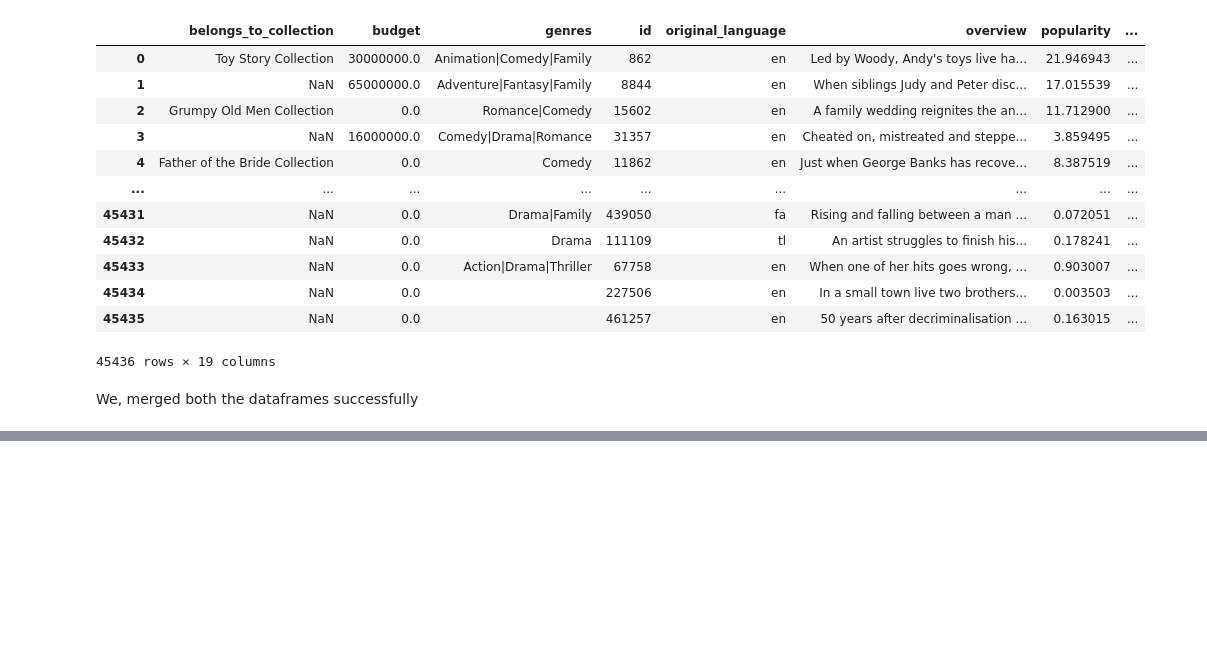
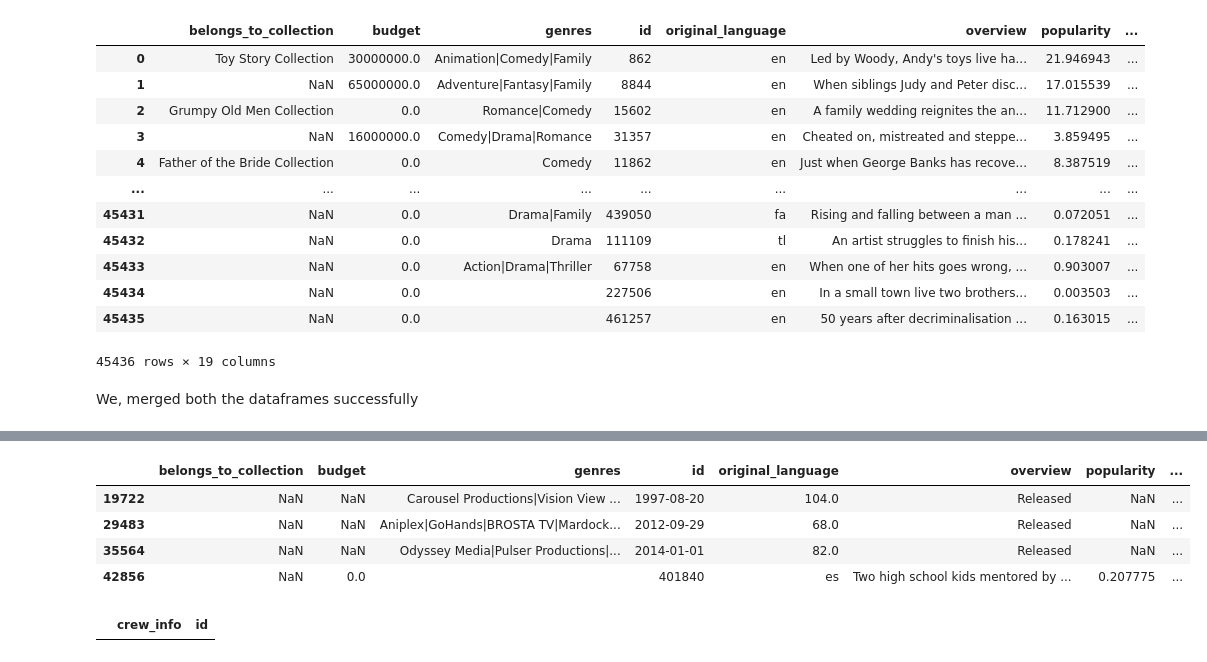
Before and after one commit to AmeyDande/pandas-movie-analysis, a Jupyter notebook: notebook/cleaning-movies-analysis.ipynb, the cells around one changed output, grey strips where cells are left out. Cells and saved outputs as stored; diff of their text form; code cells hidden in the pictures; blank space fills up the shorter version.

Commit message:
Now its easy to identify the director of the movie

```diff
--- a/notebook/cleaning-movies-analysis.ipynb
+++ b/notebook/cleaning-movies-analysis.ipynb
@@ -693,0 +699,2 @@ memory usage: 6.6 MB
+# %%
+crew['crew_info'] = crew['crew'].apply(lambda x: ', '.join(i['name'] for i in x if i['job'] == 'Director') if isinstance(x, list) else np.nan)
@@ -693,0 +719,2 @@ memory usage: 6.6 MB
+# %%
+director = pd.DataFrame(crew[['crew_info', 'id']])
@@ -693,0 +737,14 @@ memory usage: 6.6 MB
+# %%
+director['id'] = director['id'].astype(str)
+# %%
+df[~df['id'].isin(director['id'])]
+# %% [output]
+|  | belongs_to_collection | budget | genres | id | original_language | overview | popularity | ... |
+| 19722 | NaN | NaN | Carousel Productions|Vision View ... | 1997-08-20 | 104.0 | Released | NaN | ... |
+| 29483 | NaN | NaN | Aniplex|GoHands|BROSTA TV|Mardock... | 2012-09-29 | 68.0 | Released | NaN | ... |
+| 35564 | NaN | NaN | Odyssey Media|Pulser Productions|... | 2014-01-01 | 82.0 | Released | NaN | ... |
+| 42856 | NaN | 0.0 |  | 401840 | es | Two high school kids mentored by ... | 0.207775 | ... |
+# %%
+director[~director['id'].isin(df['id'])]
+# %% [output]
+|  | crew_info | id |
```
Also changed, not shown: parts of 15 cells of this notebook.
